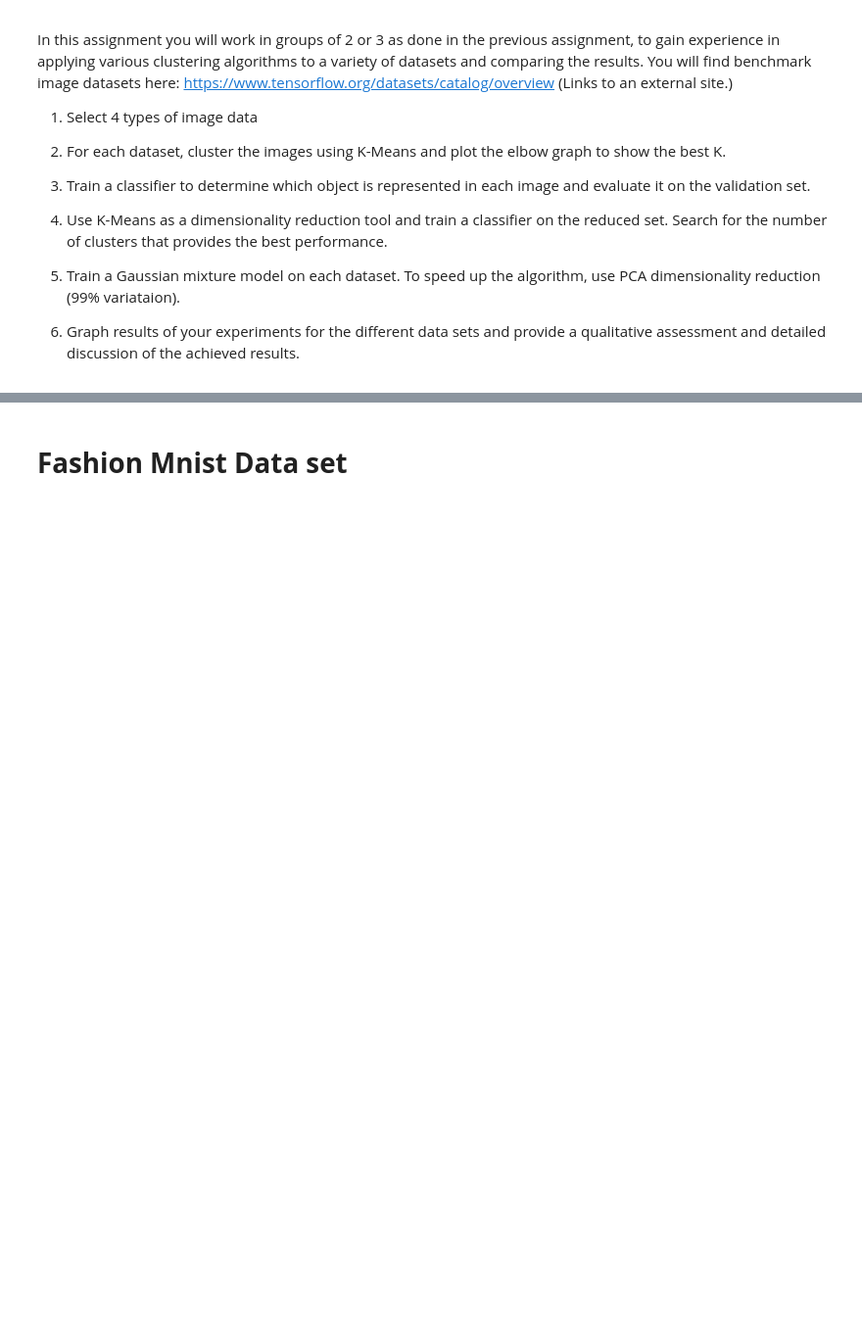
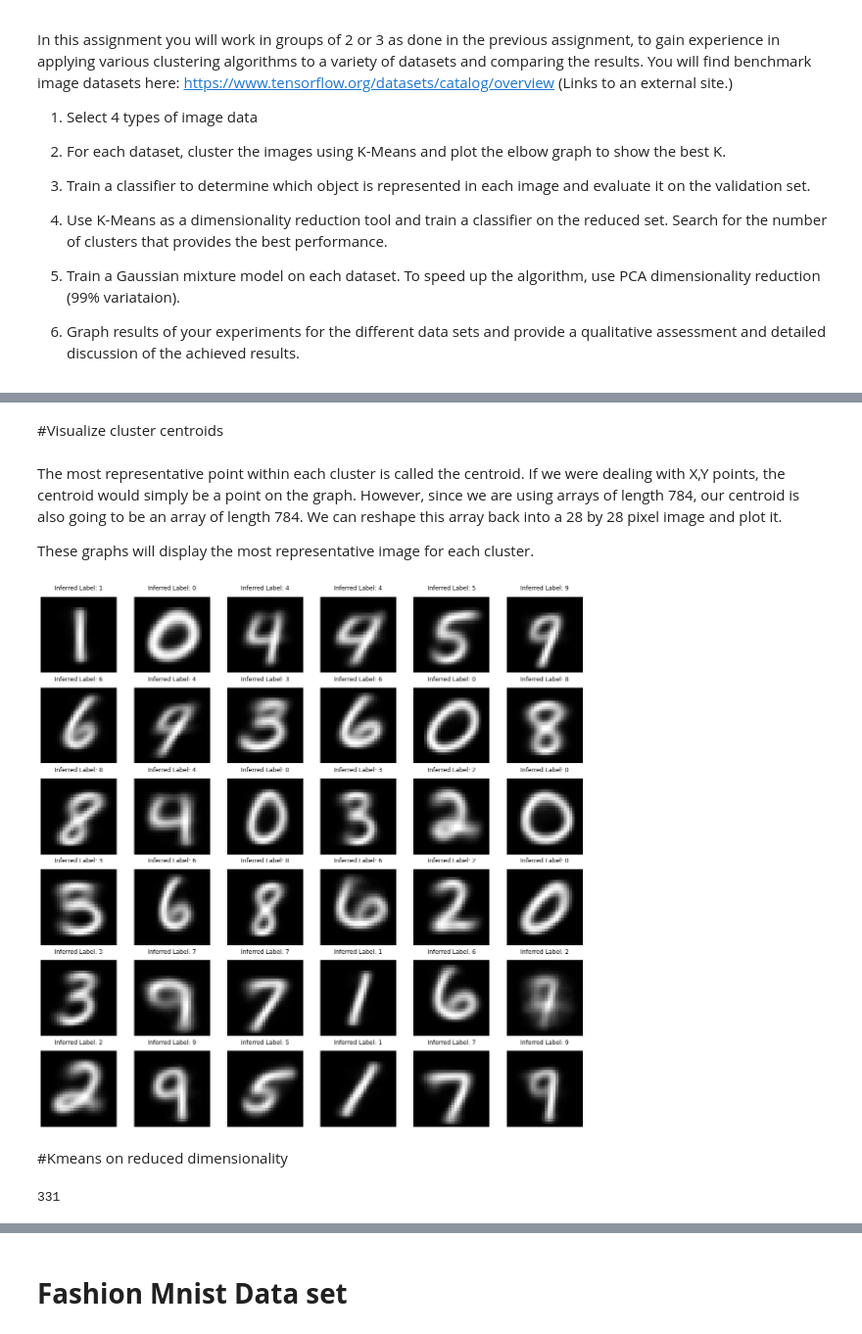
Before and after one commit to MeghaUkkali9/Data-Structures, a Jupyter notebook: Project_6_Team_3_.ipynb, the cells around one changed output, grey strips where cells are left out. Shown at 98% size. Cells and saved outputs as stored; diff of their text form; code cells hidden in the pictures; blank space fills up the shorter version.

```diff
--- a/Project_6_Team_3_.ipynb
+++ b/Project_6_Team_3_.ipynb
@@ -65,0 +214,17 @@ warnings.filterwarnings(action="ignore", message="^internal gelsd")
+# %%
+clusters = [10, 16, 36, 64, 144, 256]
+
+# test different numbers of clusters
+for n_clusters in clusters:
+    estimator = MiniBatchKMeans(n_clusters = n_clusters)
+    estimator.fit(X)
+
+    # print cluster metrics
+    calculate_metrics(estimator, X, Y)
+
+    # determine predicted labels
+    cluster_labels = infer_cluster_labels(estimator, Y)
+    predicted_Y = infer_data_labels(estimator.labels_, cluster_labels)
+
+    # calculate and print accuracy
+    print('Accuracy: {}\n'.format(metrics.accuracy_score(Y, predicted_Y)))
@@ -65,0 +249,54 @@ warnings.filterwarnings(action="ignore", message="^internal gelsd")
+# %% [markdown]
+#Visualize cluster centroids
+# %% [markdown]
+The most representative point within each cluster is called the centroid. If we were dealing with X,Y points, the centroid would simply be a point on the graph. However, since we are using arrays of length 784, our centroid is also going to be an array of length 784. We can reshape this array back into a 28 by 28 pixel image and plot it.
+
+These graphs will display the most representative image for each cluster.
+# %%
+kmeans = MiniBatchKMeans(n_clusters = 36)
+kmeans.fit(X)
+
+# record centroid values
+centroids = kmeans.cluster_centers_
+
+# reshape centroids into images
+images = centroids.reshape(36, 28, 28)
+images *= 255
+images = images.astype(np.uint8)
+
+# determine cluster labels
+cluster_labels = infer_cluster_labels(kmeans, Y)
+
+# create figure with subplots using matplotlib.pyplot
+fig, axs = plt.subplots(6, 6, figsize = (20, 20))
+plt.gray()
+
+# loop through subplots and add centroid images
+for i, ax in enumerate(axs.flat):
+
+    # determine inferred label using cluster_labels dictionary
+    for key, value in cluster_labels.items():
+        if i in value:
+            ax.set_title('Inferred Label: {}'.format(key))
+
+    # add image to subplot
+    ax.matshow(images[i])
+    ax.axis('off')
+
+# display the figure
+fig.show()
+# %% [output]
+[figure, added]
+# %% [markdown]
+#Kmeans on reduced dimensionality
+# %%
+from sklearn.decomposition import PCA
+
+pca = PCA(0.99)
+X_train_pca = pca.fit_transform(X_train)
+X_valid_pca = pca.transform(X_valid)
+X_test_pca = pca.transform(X_test)
+
+pca.n_components_
+# %% [output]
+331
```
Also changed, not shown: parts of 84 cells of this notebook.
